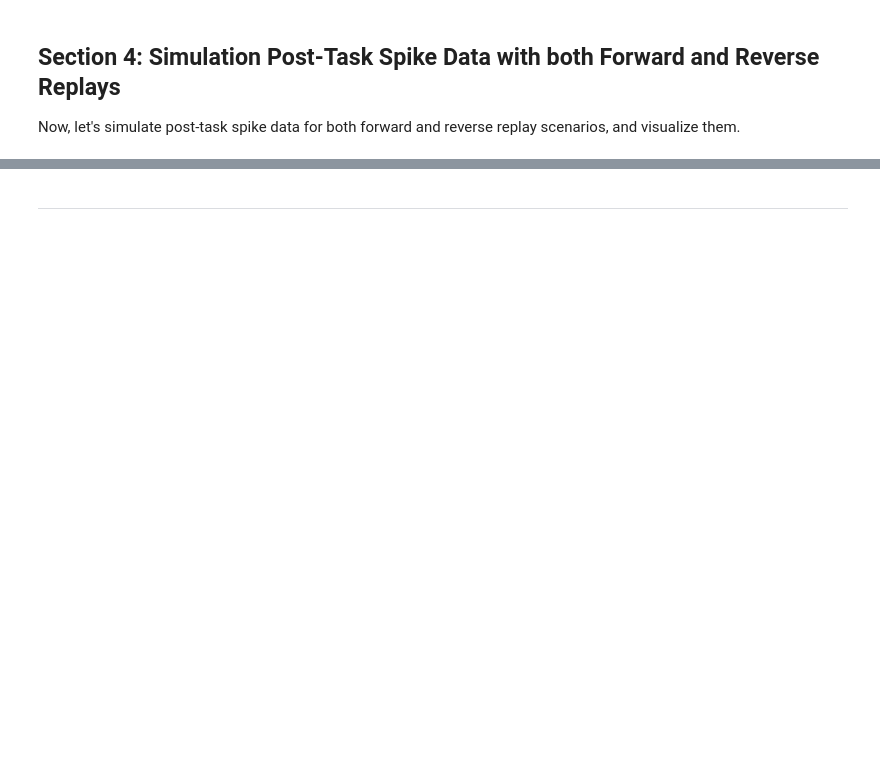
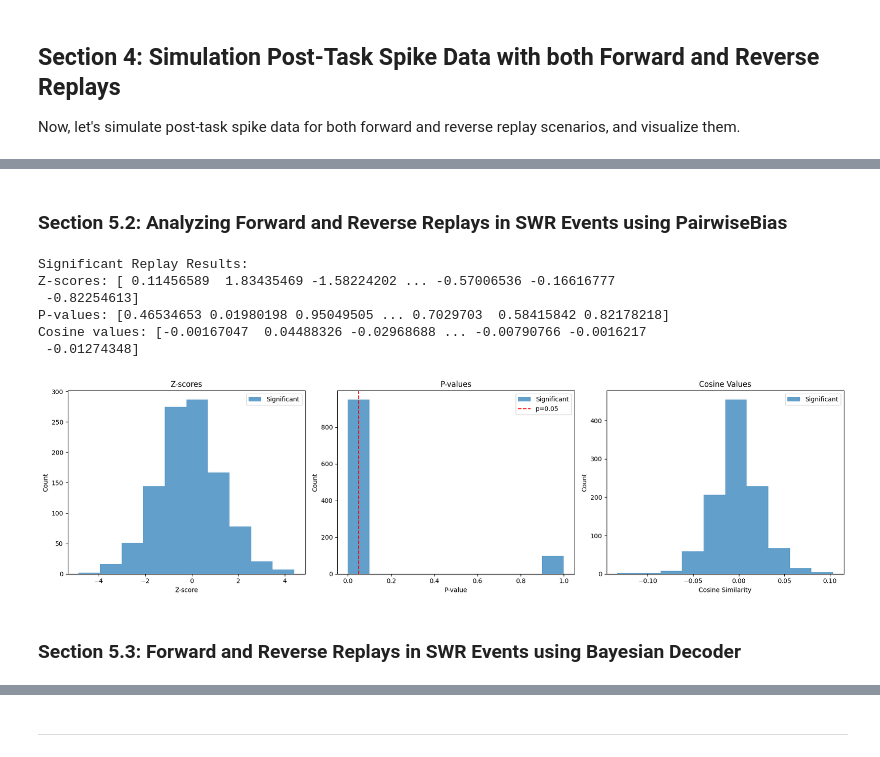
Before and after one commit to ryanharvey1/neuro_py, a Jupyter notebook: tutorials/bias_correlation.ipynb, the cells around one changed output, grey strips where cells are left out. Saved outputs shown, nothing was run; the diff lists cells and outputs as text; code cells hidden in the pictures; blank space fills up the shorter version.

```diff
--- a/tutorials/bias_correlation.ipynb
+++ b/tutorials/bias_correlation.ipynb
@@ -299,0 +395,15 @@ Cosine values: [-0.9258201  -0.85714286  1.         -1.          1.        ]
+# %%
+position_df = npy.io.load_animal_behavior(basepath)
+
+# put position into a nelpy position array for ease of use
+pos = nel.AnalogSignalArray(
+    data=position_df["x"].values.T,
+    timestamps=position_df.timestamps.values,
+)
+
+# get outbound and inbound epochs
+(outbound_epochs, inbound_epochs) = npy.behavior.get_linear_track_lap_epochs(
+    pos.abscissa_vals, pos.data[0], newLapThreshold=20
+)
+
+outbound_epochs, inbound_epochs
@@ -299,0 +413,65 @@ Cosine values: [-0.9258201  -0.85714286  1.         -1.          1.        ]
+# %%
+overlap = npy.process.find_intersecting_intervals(swr, beh_epochs[-1], return_indices=False)
+
+# intervals in set 1 that completely overlap with set 2
+overlap = swr.lengths == overlap
+# %% [markdown]
+### Section 5.2: Analyzing Forward and Reverse Replays in SWR Events using PairwiseBias
+# %%
+pbias = npy.ensemble.PairwiseBias(num_shuffles=100)
+
+post_swrs = [swr[overlap][i] for i, l in enumerate(swr[overlap].lengths) if l > 0.08]
+post_swrs = nel.EpochArray([ep.data for ep in post_swrs if np.sum([len(j) > 0 for j in st[ep].data]) > 4])
+
+# Analyze significant replay
+z_score_sig, p_value_sig, cosine_val_sig = pbias.fit_transform(
+    spike_spindices["spike_times"].values,
+    spike_spindices["spike_id"].values,
+    inbound_epochs.data,
+    spike_spindices["spike_times"].values,
+    spike_spindices["spike_id"].values,
+    post_swrs.data,
+    allow_reverse_replay=False,
+)
+
+print("Significant Replay Results:")
+print(f"Z-scores: {z_score_sig}")
+print(f"P-values: {p_value_sig}")
+print(f"Cosine values: {cosine_val_sig}")
+# %% [output]
+Significant Replay Results:
+Z-scores: [ 0.11456589  1.83435469 -1.58224202 ... -0.57006536 -0.16616777
+ -0.82254613]
+P-values: [0.46534653 0.01980198 0.95049505 ... 0.7029703  0.58415842 0.82178218]
+Cosine values: [-0.00167047  0.04488326 -0.02968688 ... -0.00790766 -0.0016217
+ -0.01274348]
+# %%
+fig, (ax1, ax2, ax3) = plt.subplots(1, 3, figsize=(18, 5))
+
+ax1.hist(z_score_sig, alpha=0.7, label='Significant')
+# ax1.hist(z_score_nonsig, alpha=0.7, label='Non-significant')
+ax1.set_title('Z-scores')
+ax1.set_ylabel('Count')
+ax1.set_xlabel('Z-score')
+ax1.legend()
+
+ax2.hist((p_value_sig < .05).astype(int), alpha=0.7, label='Significant')
+# ax2.hist(p_value_nonsig, alpha=0.7, label='Non-significant')
+ax2.set_title('P-values')
+ax2.set_xlabel('P-value')
+ax2.set_ylabel('Count')
+ax2.axvline(x=0.05, color='r', linestyle='--', label='p=0.05')
+ax2.legend()
+
+ax3.hist(cosine_val_sig, alpha=0.7, label='Significant')
+ax3.set_title('Cosine Values')
+ax3.set_xlabel('Cosine Similarity')
+ax3.set_ylabel('Count')
+ax3.legend()
+
+plt.tight_layout()
+plt.show()
+# %% [output]
+[figure, added]
+# %% [markdown]
+### Section 5.3: Forward and Reverse Replays in SWR Events using Bayesian Decoder
```
Also changed, not shown: parts of 26 cells of this notebook, 3 other files.
